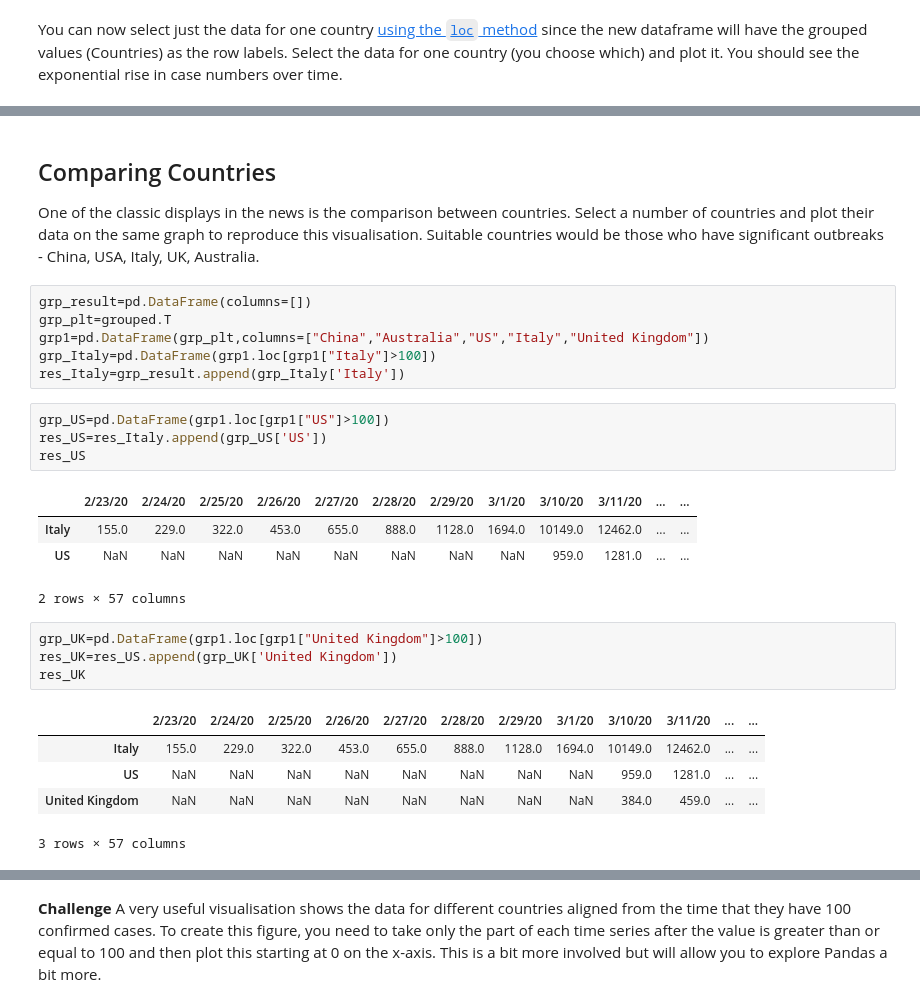
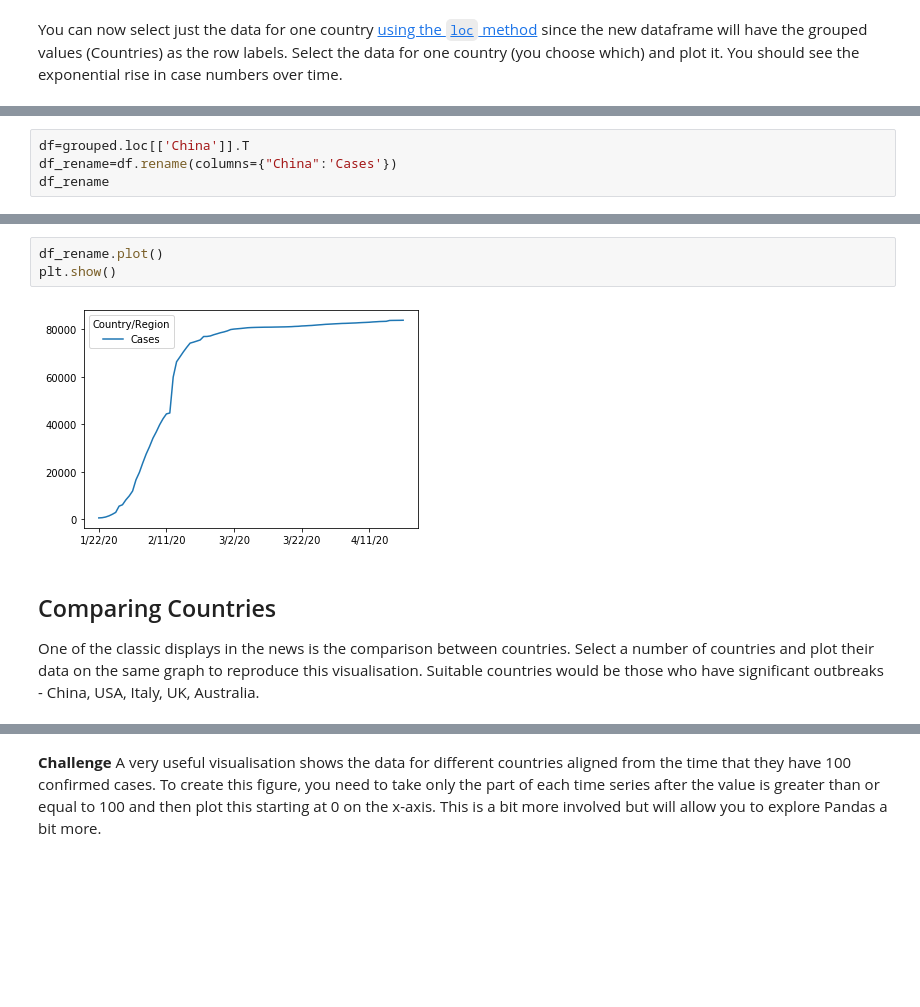
Before and after one commit to NSoni25/Portfolio_repository, a Jupyter notebook: Portfolio 2.ipynb, the cells around one changed output, grey strips where cells are left out. Saved outputs shown, nothing was run; the diff lists cells and outputs as text; blank space fills up the shorter version.

```diff
--- a/Portfolio 2.ipynb
+++ b/Portfolio 2.ipynb
@@ -74,0 +61,4 @@ plt.show
+# %%
+df=grouped.loc[['China']].T
+df_rename=df.rename(columns={"China":'Cases'})
+df_rename
@@ -75,29 +79,9 @@ plt.show
+# %%
+df_rename.plot()
+plt.show()
+# %% [output]
+[figure, added]
 # %% [markdown]
 ## Comparing Countries
 
 One of the classic displays in the news is the comparison between countries.  Select a number of countries and plot their data on the same graph to reproduce this visualisation. Suitable countries would be those who have significant outbreaks - China, USA, Italy, UK, Australia.
-# %%
-grp_result=pd.DataFrame(columns=[])
-grp_plt=grouped.T
-grp1=pd.DataFrame(grp_plt,columns=["China","Australia","US","Italy","United Kingdom"])
-grp_Italy=pd.DataFrame(grp1.loc[grp1["Italy"]>100])
-res_Italy=grp_result.append(grp_Italy['Italy'])
-# %%
-grp_US=pd.DataFrame(grp1.loc[grp1["US"]>100])
-res_US=res_Italy.append(grp_US['US'])
-res_US
-# %% [output]
-|  | 2/23/20 | 2/24/20 | 2/25/20 | 2/26/20 | 2/27/20 | 2/28/20 | 2/29/20 | 3/1/20 | 3/10/20 | 3/11/20 | ... | ... |
-| Italy | 155.0 | 229.0 | 322.0 | 453.0 | 655.0 | 888.0 | 1128.0 | 1694.0 | 10149.0 | 12462.0 | ... | ... |
-| US | NaN | NaN | NaN | NaN | NaN | NaN | NaN | NaN | 959.0 | 1281.0 | ... | ... |
-2 rows × 57 columns
-# %%
-grp_UK=pd.DataFrame(grp1.loc[grp1["United Kingdom"]>100])
-res_UK=res_US.append(grp_UK['United Kingdom'])
-res_UK
-# %% [output]
-|  | 2/23/20 | 2/24/20 | 2/25/20 | 2/26/20 | 2/27/20 | 2/28/20 | 2/29/20 | 3/1/20 | 3/10/20 | 3/11/20 | ... | ... |
-| Italy | 155.0 | 229.0 | 322.0 | 453.0 | 655.0 | 888.0 | 1128.0 | 1694.0 | 10149.0 | 12462.0 | ... | ... |
-| US | NaN | NaN | NaN | NaN | NaN | NaN | NaN | NaN | 959.0 | 1281.0 | ... | ... |
-| United Kingdom | NaN | NaN | NaN | NaN | NaN | NaN | NaN | NaN | 384.0 | 459.0 | ... | ... |
-3 rows × 57 columns
```
Also changed, not shown: parts of 15 cells of this notebook.
